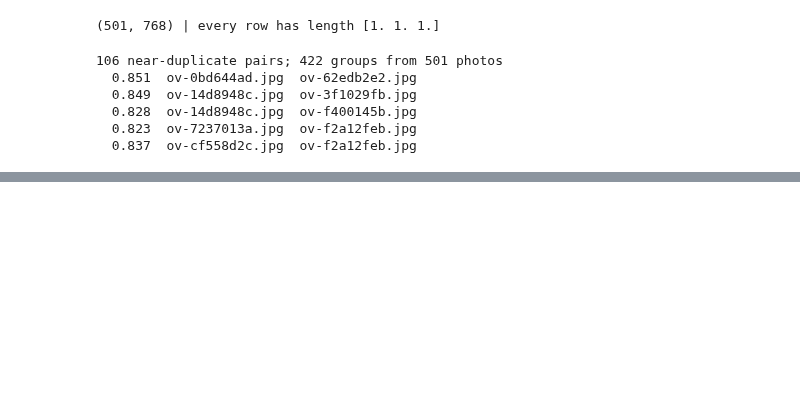
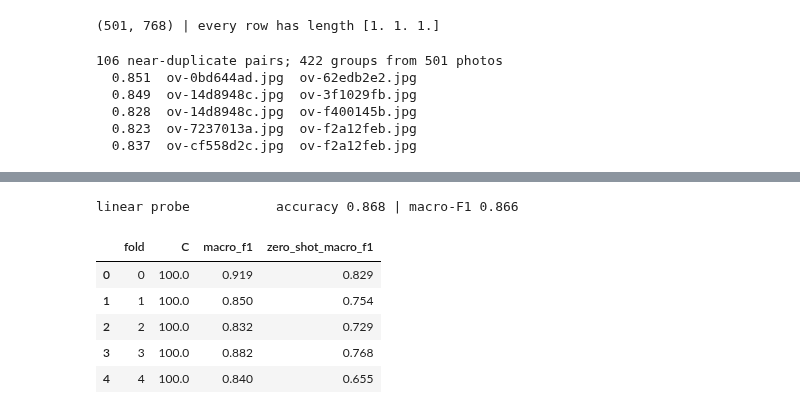
Before and after one commit to LogicVibe0518/stratum, a Jupyter notebook: ml/photos/06-types.ipynb, the cells around one changed output, grey strips where cells are left out. Drawn from its saved outputs; the diff is of its cells as text; code cells hidden in the pictures; blank space fills up the shorter version.

```diff
--- a/ml/photos/06-types.ipynb
+++ b/ml/photos/06-types.ipynb
@@ -104,0 +164,58 @@ pd.crosstab(table.label, fold).reindex(lab.CLASSES)
+# %%
+from sklearn.linear_model import LogisticRegression
+
+CS = [0.1, 1.0, 10.0, 100.0]
+
+
+def fit(X_train, y_train, C):
+    return LogisticRegression(C=C, max_iter=5000).fit(X_train, y_train)
+
+
+def choose_C(X_train, y_train, g_train):
+    inner = StratifiedGroupKFold(n_splits=3, shuffle=True, random_state=1)
+
+    def score(C):
+        return np.mean(
+            [
+                f1_score(
+                    y_train[te],
+                    fit(X_train[tr], y_train[tr], C).predict(X_train[te]),
+                    average="macro",
+                )
+                for tr, te in inner.split(X_train, y_train, g_train)
+            ]
+        )
+
+    return max(CS, key=score)
+
+
+probe = np.empty(len(X), dtype=int)
+probe_proba = np.empty((len(X), len(lab.CLASSES)))
+per_fold = []
+for k in range(5):
+    train, test = fold != k, fold == k
+    C = choose_C(X[train], y[train], groups[train])
+    model = fit(X[train], y[train], C)
+    probe[test] = model.predict(X[test])
+    probe_proba[test] = model.predict_proba(X[test])
+    per_fold.append(
+        {
+            "fold": k,
+            "C": C,
+            "macro_f1": f1_score(y[test], probe[test], average="macro"),
+            "zero_shot_macro_f1": f1_score(y[test], zero_shot[test], average="macro"),
+        }
+    )
+report("linear probe", probe)
+per_fold = pd.DataFrame(per_fold)
+per_fold.to_csv(lab.HERE / "probe_folds.csv", index=False)
+np.save(lab.HERE / "probe_oof.npy", probe)  # stage 7 compares against these, photo by photo
+per_fold.round(3)
+# %% [output]
+linear probe           accuracy 0.868 | macro-F1 0.866
+|  | fold | C | macro_f1 | zero_shot_macro_f1 |
+| 0 | 0 | 100.0 | 0.919 | 0.829 |
+| 1 | 1 | 100.0 | 0.850 | 0.754 |
+| 2 | 2 | 100.0 | 0.832 | 0.729 |
+| 3 | 3 | 100.0 | 0.882 | 0.768 |
+| 4 | 4 | 100.0 | 0.840 | 0.655 |
```
Also changed, not shown: parts of 9 cells of this notebook, 4 other files.
